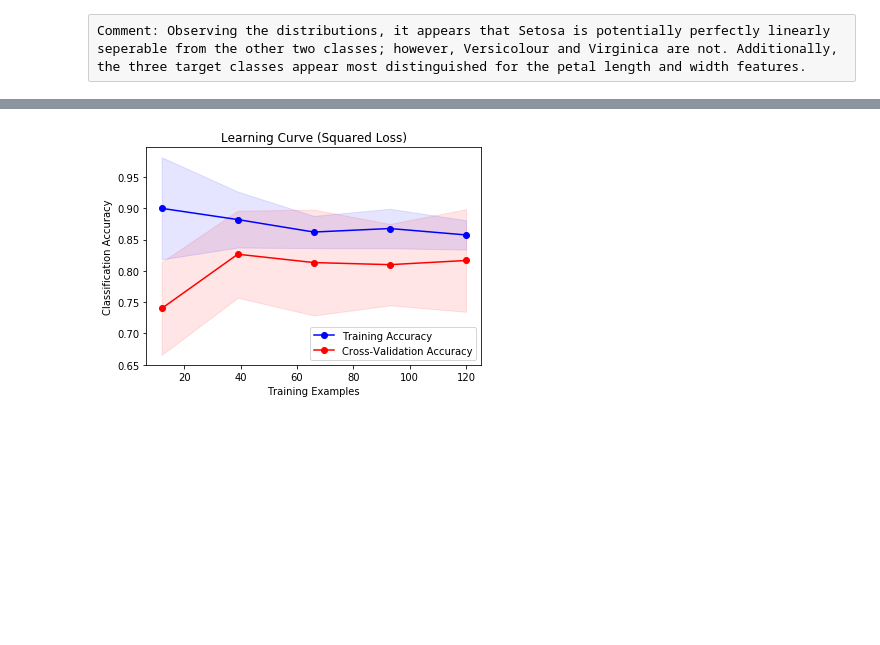
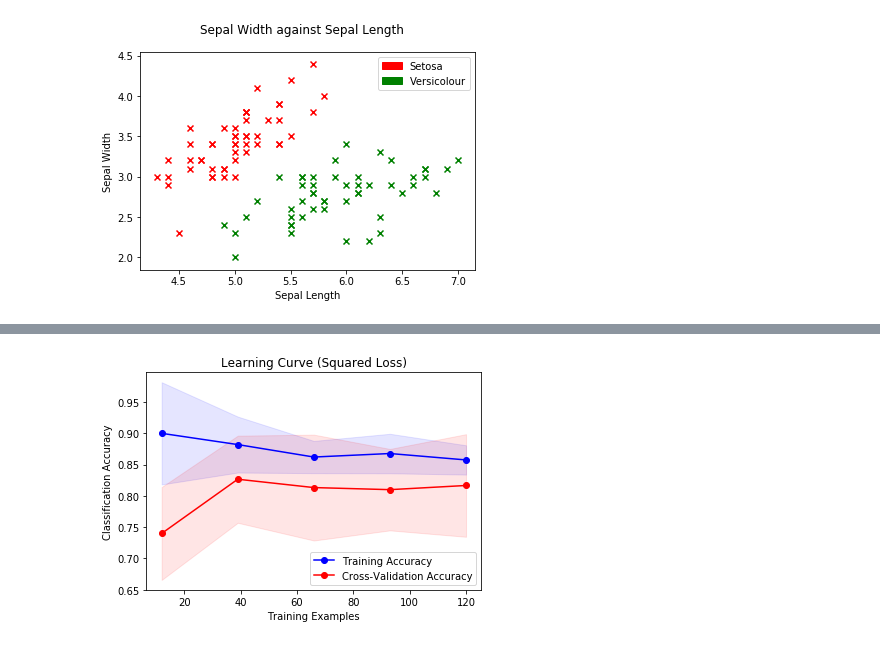
Before and after one commit to ycheng14799/MLProgrammingAssignmentWeek3, a Jupyter notebook: LinearClassifierVersion.ipynb, the cells around one changed output, grey strips where cells are left out. Drawn from its saved outputs; the diff is of its cells as text; code cells hidden in the pictures; blank space fills up the shorter version.

```diff
--- a/LinearClassifierVersion.ipynb
+++ b/LinearClassifierVersion.ipynb
@@ -109,2 +91,26 @@ plt.legend(handles=legendElements)
-# %% [raw]
-Comment: Observing the distributions, it appears that Setosa is potentially perfectly linearly seperable from the other two classes; however, Versicolour and Virginica are not. Additionally, the three target classes appear most distinguished for the petal length and width features.
+# %%
+# Reduced problem:
+# Classification: Iris Setosa or Iris Versicolour
+# Consider only Sepal Length and Sepal Width
+XRed = X[:100,0:2]
+yRed = y[:100]
+
+# Scatter plot with sepal length and width
+def genScatter(f1, f2, y, f1Label, f2Label, title, yLabels, colors):
+    plt.figure()
+    numPoints = f1.shape[0]
+    for i in range(0, numPoints):
+        plt.scatter(f1[i], f2[i], marker='x', color=colors[y[i]])
+    plt.suptitle(title)
+    plt.xlabel(f1Label)
+    plt.ylabel(f2Label)
+    legendElements = [
+        Patch(facecolor=colors[0], edgecolor=colors[0],\
+             label=yLabels[0]),
+        Patch(facecolor=colors[1], edgecolor=colors[1],\
+             label=yLabels[1])
+    ]
+    plt.legend(handles=legendElements)
+genScatter(XRed[:,0], XRed[:,1], yRed, "Sepal Length", "Sepal Width", "Sepal Width against Sepal Length", labels, colors)
+# %% [output]
+[figure, added]
```
Also changed, not shown: parts of 9 cells of this notebook, 4 other files.
